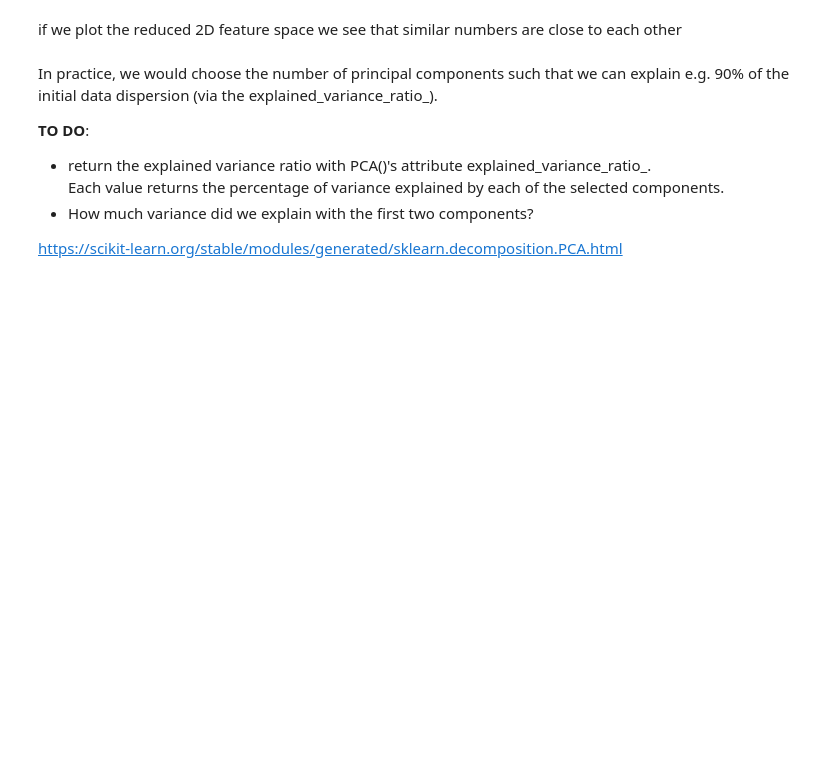
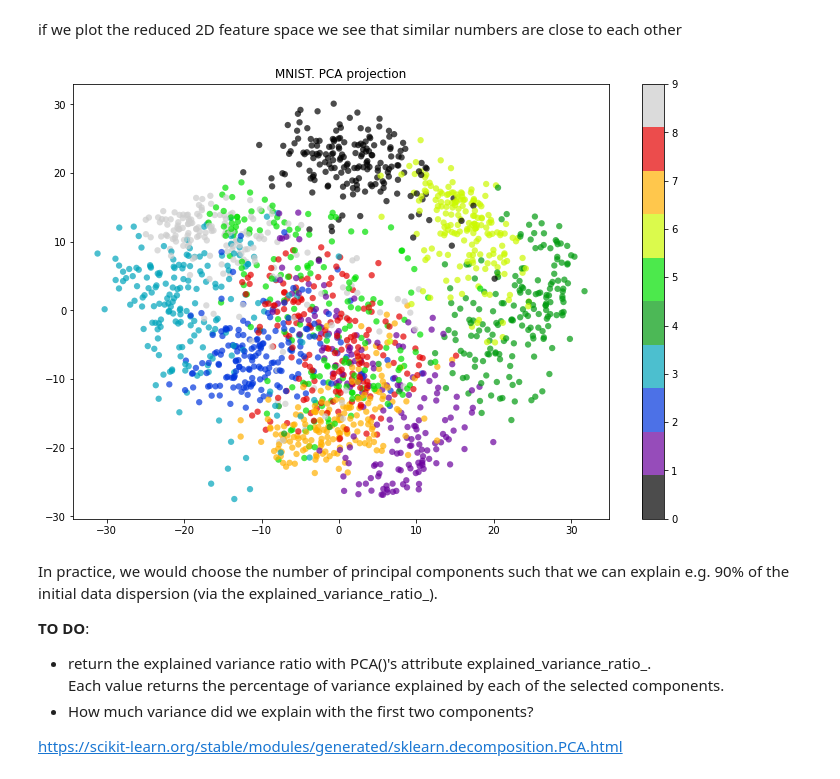
Before and after one commit to rsouza/IntroDataScience, a Jupyter notebook: 2_virtual_classroom_materials/day_5_supervised_unsupervised_learning/2_unsupervised_learning/2_dimensionality_reduction.ipynb, the cells around one changed output. Drawn from its saved outputs; the diff is of its cells as text; code cells hidden in the pictures; blank space fills up the shorter version.

```diff
--- a/2_virtual_classroom_materials/day_5_supervised_unsupervised_learning/2_unsupervised_learning/2_dimensionality_reduction.ipynb
+++ b/2_virtual_classroom_materials/day_5_supervised_unsupervised_learning/2_unsupervised_learning/2_dimensionality_reduction.ipynb
@@ -47,11 +44,20 @@ __TO DO__:
+# %%
+# Task
+
+from sklearn.decomposition import PCA
+pca = PCA(n_components=2)
+x_reduced = pca.fit_transform(x_digits)
 # %% [markdown]
 if we plot the reduced 2D feature space we see that similar numbers are close to each other
 # %%
+plt.figure(figsize=(12,8))
 plt.scatter(x_reduced[:, 0], x_reduced[:, 1], c=y_digits,
             edgecolor='none', alpha=0.7, s=40,
             cmap=plt.cm.get_cmap('nipy_spectral', 10))
 plt.colorbar()
 plt.title('MNIST. PCA projection');
+# %% [output]
+[figure, added]
 # %% [markdown]
 In practice, we would choose the number of principal components such that we can explain e.g. 90% of the initial data dispersion (via the explained_variance_ratio_).
 
```
Also changed, not shown: parts of 39 cells of this notebook, 6 other files.
